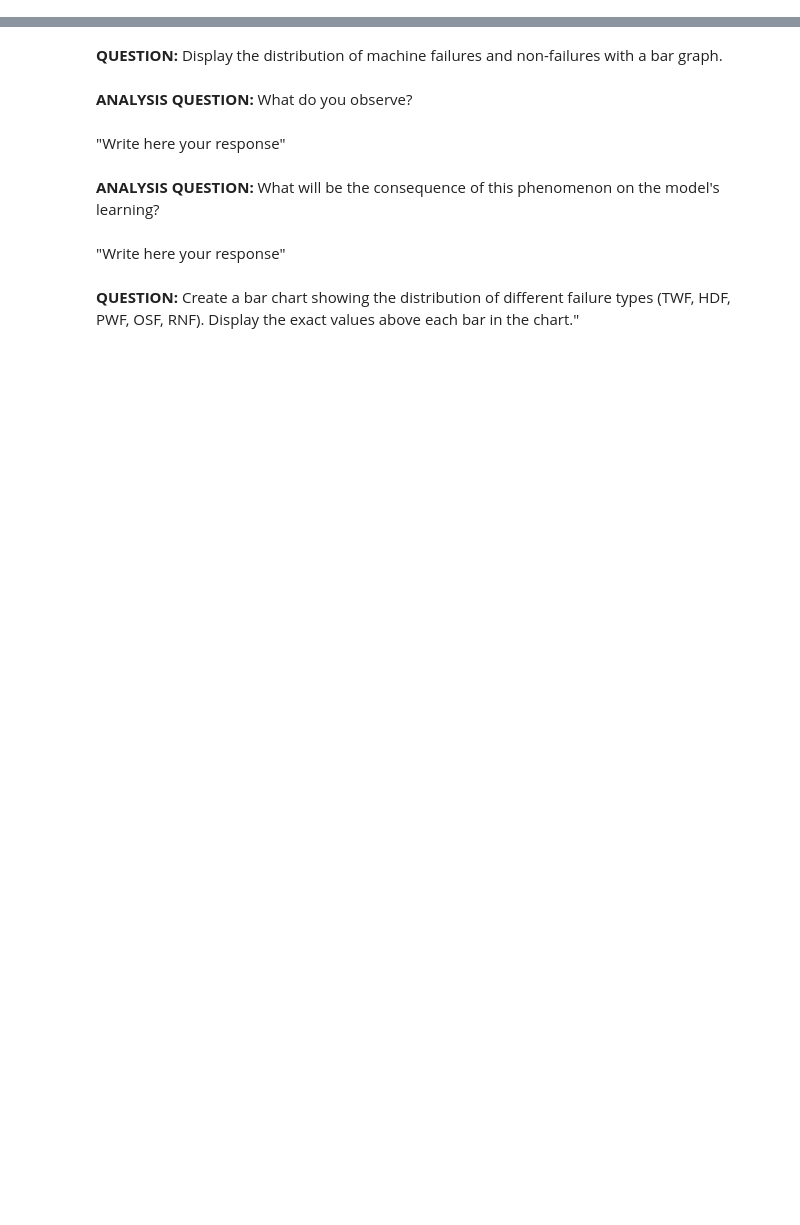
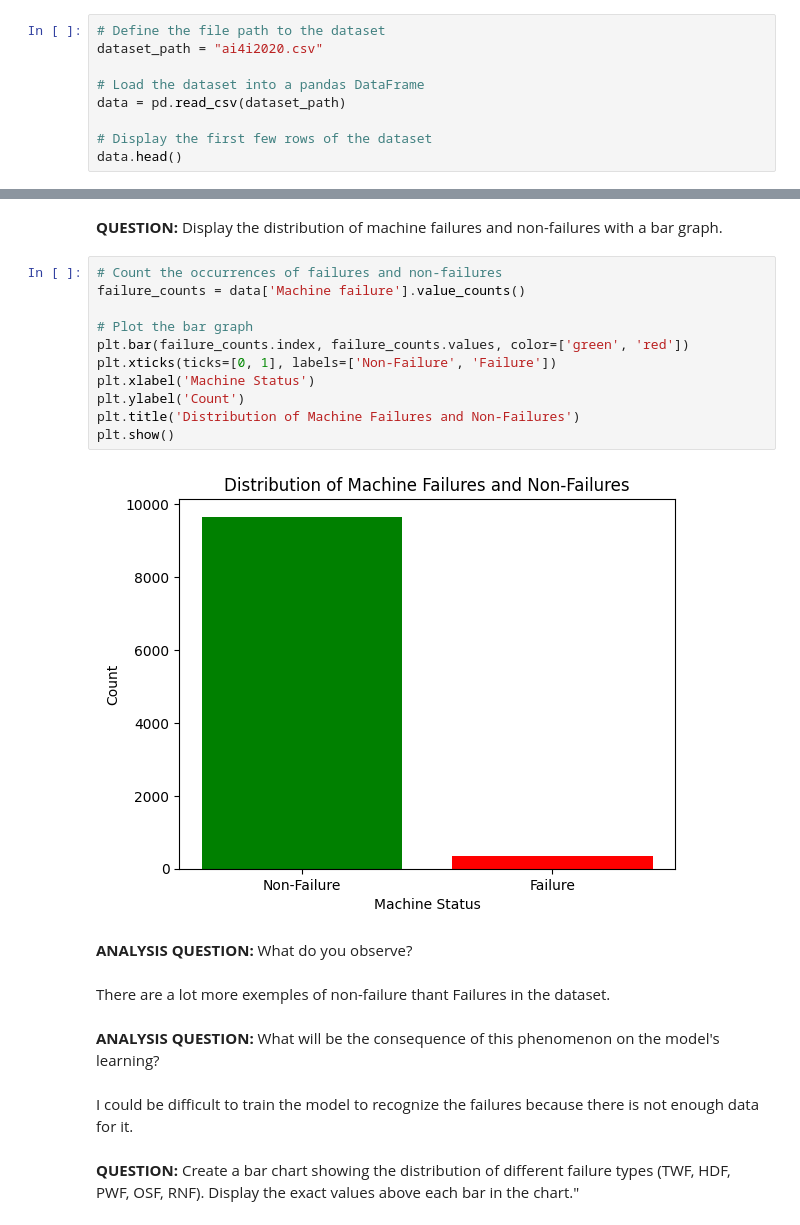
Before and after one commit to matthieuzajac/Embedded_AI, a Jupyter notebook: Colab_IA_EMBARQUEE/TP_IA_EMBARQUEE.ipynb, the cells around one changed output, grey strips where cells are left out. Saved outputs shown, nothing was run; the diff lists cells and outputs as text; blank space fills up the shorter version.

Commit message:
Data classification and model training

```diff
--- a/Colab_IA_EMBARQUEE/TP_IA_EMBARQUEE.ipynb
+++ b/Colab_IA_EMBARQUEE/TP_IA_EMBARQUEE.ipynb
@@ -33,2 +34,11 @@ print(tf.__version__)
 # %% [markdown]
 **QUESTION:** Load dataset and display some lines of the csv file.
+# %%
+# Define the file path to the dataset
+dataset_path = "ai4i2020.csv"
+
+# Load the dataset into a pandas DataFrame
+data = pd.read_csv(dataset_path)
+
+# Display the first few rows of the dataset
+data.head()
@@ -35,12 +52,25 @@ print(tf.__version__)
 # %% [markdown]
 **QUESTION:** Display the distribution of machine failures and non-failures with a bar graph.
+# %%
+# Count the occurrences of failures and non-failures
+failure_counts = data['Machine failure'].value_counts()
+
+# Plot the bar graph
+plt.bar(failure_counts.index, failure_counts.values, color=['green', 'red'])
+plt.xticks(ticks=[0, 1], labels=['Non-Failure', 'Failure'])
+plt.xlabel('Machine Status')
+plt.ylabel('Count')
+plt.title('Distribution of Machine Failures and Non-Failures')
+plt.show()
+# %% [output]
+[figure, added]
 # %% [markdown]
 **ANALYSIS QUESTION:** What do you observe?
-# %% [markdown]
-"Write here your response"
+# %% [markdown]
+There are a lot more exemples of non-failure thant Failures in the dataset.
 # %% [markdown]
 **ANALYSIS QUESTION:** What will be the consequence of this phenomenon on the model's learning?
-# %% [markdown]
-"Write here your response"
+# %% [markdown]
+I could be difficult to train the model to recognize the failures because there is not enough data for it.
 # %% [markdown]
 **QUESTION:** Create a bar chart showing the distribution of different failure types (TWF, HDF, PWF, OSF, RNF). Display the exact values above each bar in the chart."
```
Also changed, not shown: parts of 15 cells of this notebook.
